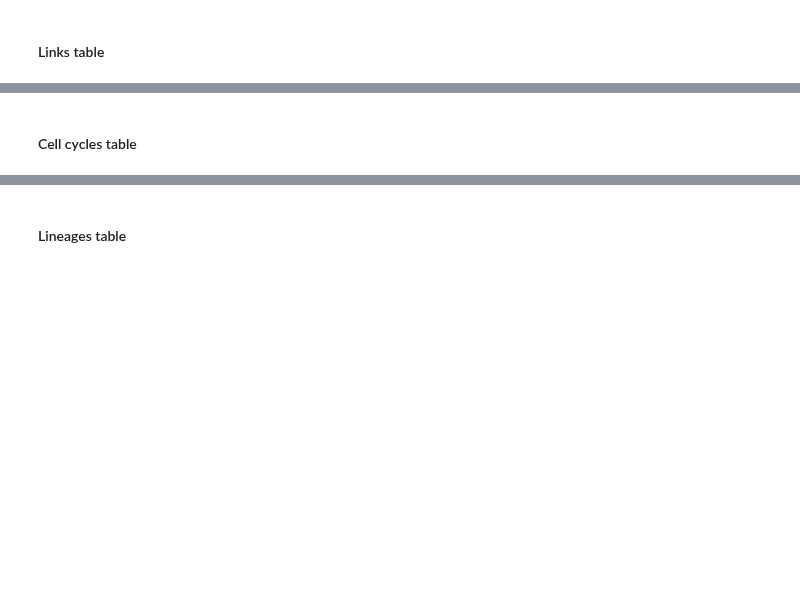
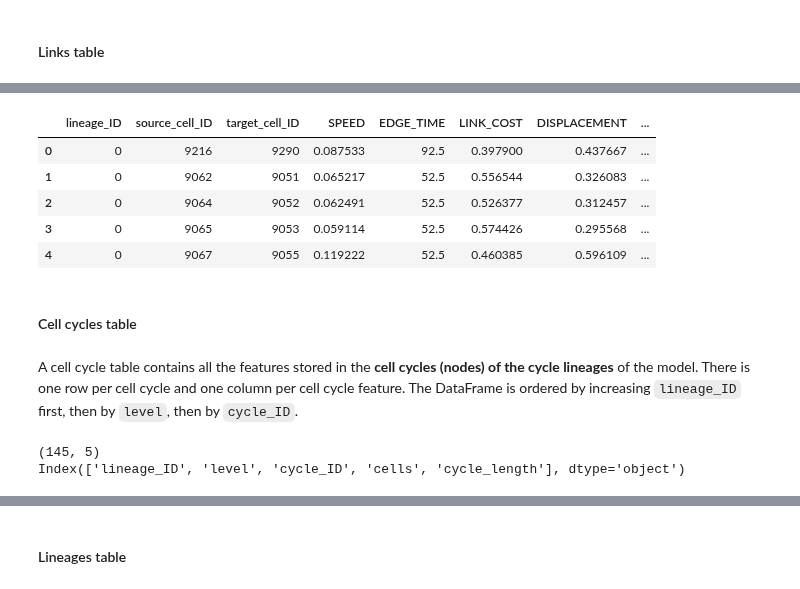
Before and after one commit to Image-Analysis-Hub/pycellin, a Jupyter notebook: notebooks/Getting started.ipynb, the cells around one changed output, grey strips where cells are left out. Saved outputs shown, nothing was run; the diff lists cells and outputs as text; code cells hidden in the pictures; blank space fills up the shorter version.

```diff
--- a/notebooks/Getting started.ipynb
+++ b/notebooks/Getting started.ipynb
@@ -535,0 +585,9 @@ Indeed, the intended use of `save_to_pickle()` and `load_from_pickle()` is to al
+# %%
+link_df.head()
+# %% [output]
+|  | lineage_ID | source_cell_ID | target_cell_ID | SPEED | EDGE_TIME | LINK_COST | DISPLACEMENT | ... |
+| 0 | 0 | 9216 | 9290 | 0.087533 | 92.5 | 0.397900 | 0.437667 | ... |
+| 1 | 0 | 9062 | 9051 | 0.065217 | 52.5 | 0.556544 | 0.326083 | ... |
+| 2 | 0 | 9064 | 9052 | 0.062491 | 52.5 | 0.526377 | 0.312457 | ... |
+| 3 | 0 | 9065 | 9053 | 0.059114 | 52.5 | 0.574426 | 0.295568 | ... |
+| 4 | 0 | 9067 | 9055 | 0.119222 | 52.5 | 0.460385 | 0.596109 | ... |
@@ -536,2 +597,11 @@ Indeed, the intended use of `save_to_pickle()` and `load_from_pickle()` is to al
 # %% [markdown]
 #### Cell cycles table
+# %% [markdown]
+A cell cycle table contains all the features stored in the **cell cycles (nodes) of the cycle lineages** of the model. There is one row per cell cycle and one column per cell cycle feature. The DataFrame is ordered by increasing `lineage_ID` first, then by `level`, then by `cycle_ID`.
+# %%
+cycle_df = tm_model.to_cycle_dataframe()
+print(cycle_df.shape)
+print(cycle_df.columns)
+# %% [output]
+(145, 5)
+Index(['lineage_ID', 'level', 'cycle_ID', 'cells', 'cycle_length'], dtype='object')
```
Also changed, not shown: parts of 28 cells of this notebook.
